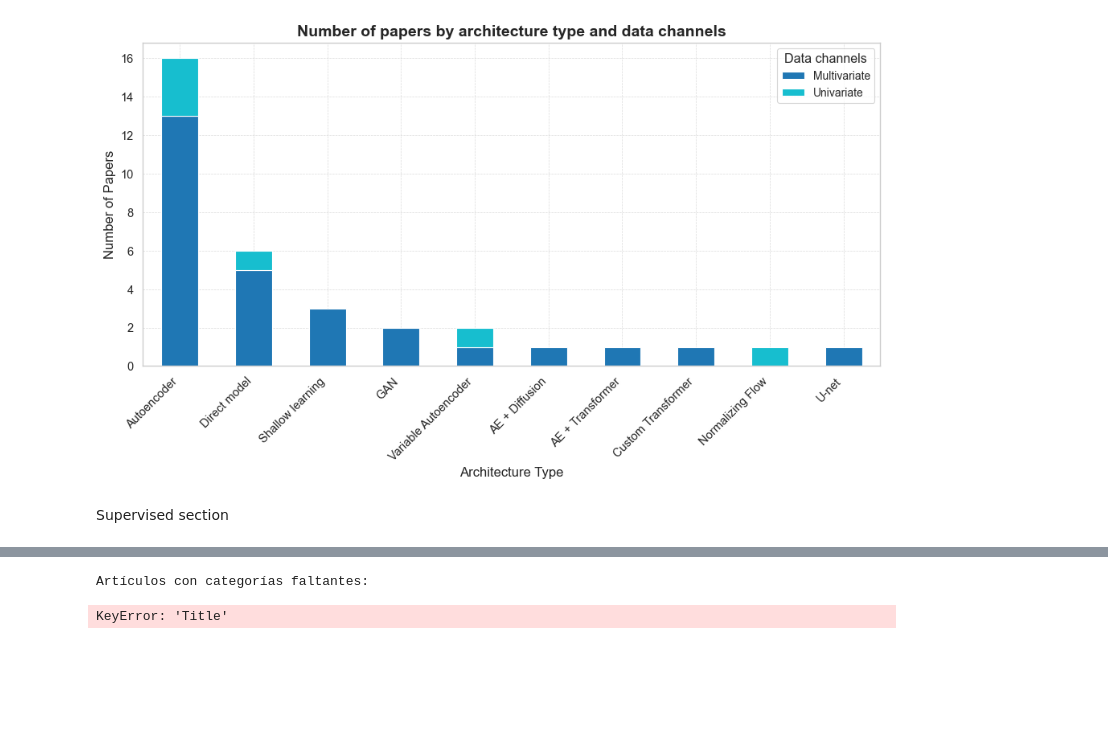
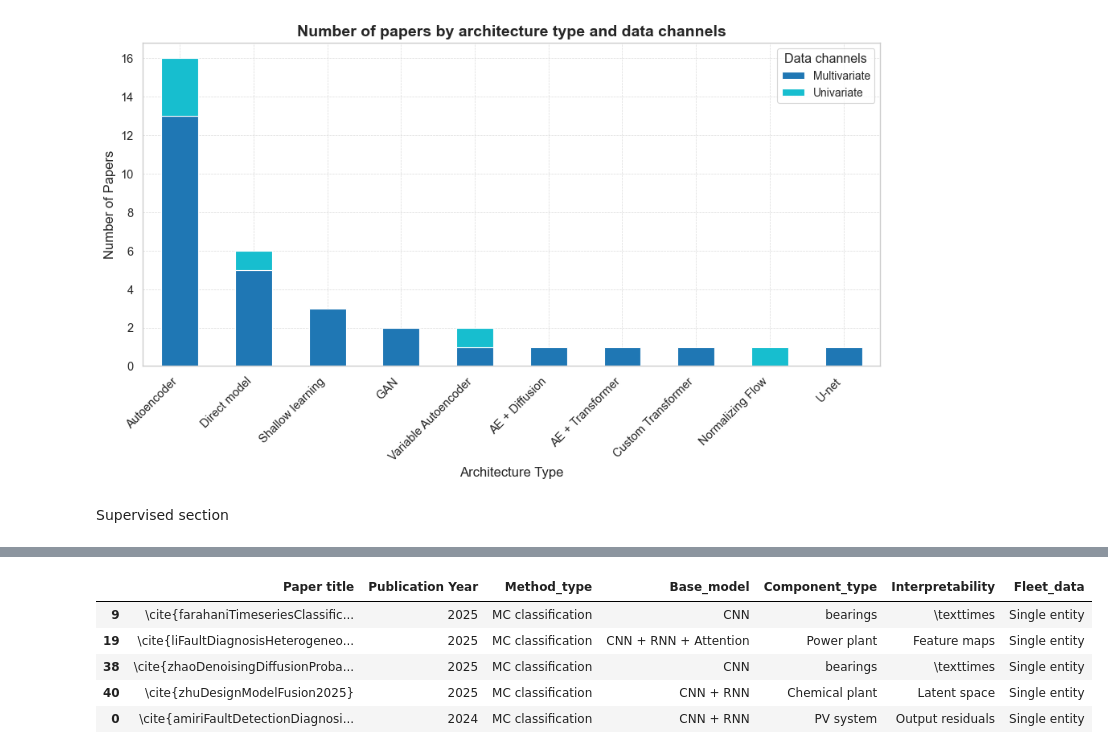
Before and after one commit to amolero6/ref_processing_research, a Jupyter notebook: Table_to_latex.ipynb, the cells around one changed output, grey strips where cells are left out. Cells and saved outputs as stored; diff of their text form; code cells hidden in the pictures; blank space fills up the shorter version.

Commit message:
adding code for supervised

```diff
--- a/Table_to_latex.ipynb
+++ b/Table_to_latex.ipynb
@@ -46,9 +46,9 @@ df.head()
 Method_type = ['Reconstruction','Forecasting-based','Representation','Hybrid']
 Method_type_supervised = ['MC classification','AD output']
 Architecture_type = ['Autoencoder', 'GAN', 'Variable Autoencoder','U-net', 'Normalizing Flow', 'Arch type: Custom Transformer', 'Arch type: Direct model', 'Arch type: SL', 'Autoencoder + Diffusion Model', 'Autoencoder + Transformer']
-Base_model = ['MLP','CNN', 'LSTM', 'Transformer', 'Ensemble', 'Ensemble (CNN + Attention + LSTM)', 'GMM','IMMSC' ,'TCN','MOPA','CNN + RNN','CNN + DBN','CNN + Attention','CNN + SVM']
-Component_type = ['Generic / Benchmark data', 'bearings', 'Aero engine', '3D printer', 'Chemical plant', 'Diesel engine','Engine','gearbox', 'Gearbox', 'Marine engine', 'Power plant', 'ECG data', 'IoT devices','Vehicle','Wind turbine','Power transformer','PV system','Chiller','Motor']
-Interpretability = ['Interpretability: Not addressed','Output residuals', 'Interpretability: Attention + residuals', 'Interpretability: Latent + Output residuals', 'Interpretability: Latent space', 'Interpretability: Output residuals']
+Base_model = ['MLP','CNN', 'LSTM', 'Transformer', 'Ensemble', 'Ensemble (CNN + Attention + LSTM)', 'GMM','IMMSC' ,'TCN','MOPA','CNN + RNN','CNN + DBN','CNN + Attention','CNN + SVM','CNN + RNN + Attention','DBN']
+Component_type = ['Generic / Benchmark data', 'bearings', 'Aero engine', '3D printer', 'Chemical plant', 'Diesel engine','Engine','gearbox', 'Gearbox', 'Marine engine', 'Power plant', 'ECG data', 'IoT devices','Vehicle','Wind turbine','Power transformer','PV system','Chiller','Motor', 'Power lines', 'Industrial robot','Pump system']
+Interpretability = ['Interpretability: Not addressed','Output residuals', 'Interpretability: Attention + residuals', 'Interpretability: Latent + Output residuals', 'Interpretability: Latent space', 'Interpretability: Output residuals', 'Interpretability: Feature maps', 'Interpretability: Feature importance']
 Data_input = ['1D input', '2D input']
 Data_channels = ['Univariate', 'Multivariate']
 Fleet_data = ['Fleet data', 'Single entity']
@@ -133,7 +133,7 @@ new_df['Component_type'] = new_df['Component_type'].replace({
     'Generic / Benchmark data': 'Benchmark data'
 })
 # %%
-new_df = new_df.sort_values(by='Publication Year', ascending=False)
+new_df = new_df.sort_values(by=['Method_type','Publication Year'], ascending=False)
 # %%
 new_df.head()
 # %% [output]
@@ -270,21 +270,14 @@ for _, row in df_supervised.iterrows():
 
 # Crear el nuevo DataFrame
 new_df_supervised = pd.DataFrame(new_data)
-
-# Mostrar los artículos con categorías faltantes
-if missing_tags:
-    print("Artículos con categorías faltantes:")
-    for item in missing_tags:
-        print(f"- {item['Title']}: {', '.join(item['Missing categories'])}")
-# %% [output]
-Artículos con categorías faltantes:
-KeyError: 'Title'
 # %%
 new_df_supervised['Interpretability'] = new_df_supervised['Interpretability'].replace({
     'Interpretability: Not addressed': r'\texttimes',
     'Interpretability: Attention + residuals': 'Attention + Res.',
     'Interpretability: Latent + Output residuals': 'Latent + Res.',
     'Interpretability: Latent space': 'Latent space',
+    'Interpretability: Feature maps': 'Feature maps',
+    'Interpretability: Feature importance': 'Feature importance',
     'Interpretability: Output residuals': 'Output Res.'
 })
 # %%
@@ -300,5 +293,14 @@ new_df_supervised['Component_type'] = new_df_supervised['Component_type'].replac
     'Generic / Benchmark data': 'Benchmark data'
 })
 # %%
-new_df_supervised = new_df_supervised.sort_values(by='Publication Year', ascending=False)
+new_df_supervised = new_df_supervised.sort_values(by=['Method_type','Publication Year'], ascending=False)
+# %%
+new_df_supervised.head()
+# %% [output]
+|  | Paper title | Publication Year | Method_type | Base_model | Component_type | Interpretability | Fleet_data |
+| 9 | \cite{farahaniTimeseriesClassific... | 2025 | MC classification | CNN | bearings | \texttimes | Single entity |
+| 19 | \cite{liFaultDiagnosisHeterogeneo... | 2025 | MC classification | CNN + RNN + Attention | Power plant | Feature maps | Single entity |
+| 38 | \cite{zhaoDenoisingDiffusionProba... | 2025 | MC classification | CNN | bearings | \texttimes | Single entity |
+| 40 | \cite{zhuDesignModelFusion2025} | 2025 | MC classification | CNN + RNN | Chemical plant | Latent space | Single entity |
+| 0 | \cite{amiriFaultDetectionDiagnosi... | 2024 | MC classification | CNN + RNN | PV system | Output residuals | Single entity |
 # %%
```
Also changed, not shown: parts of 2 cells of this notebook, 2 other files.
